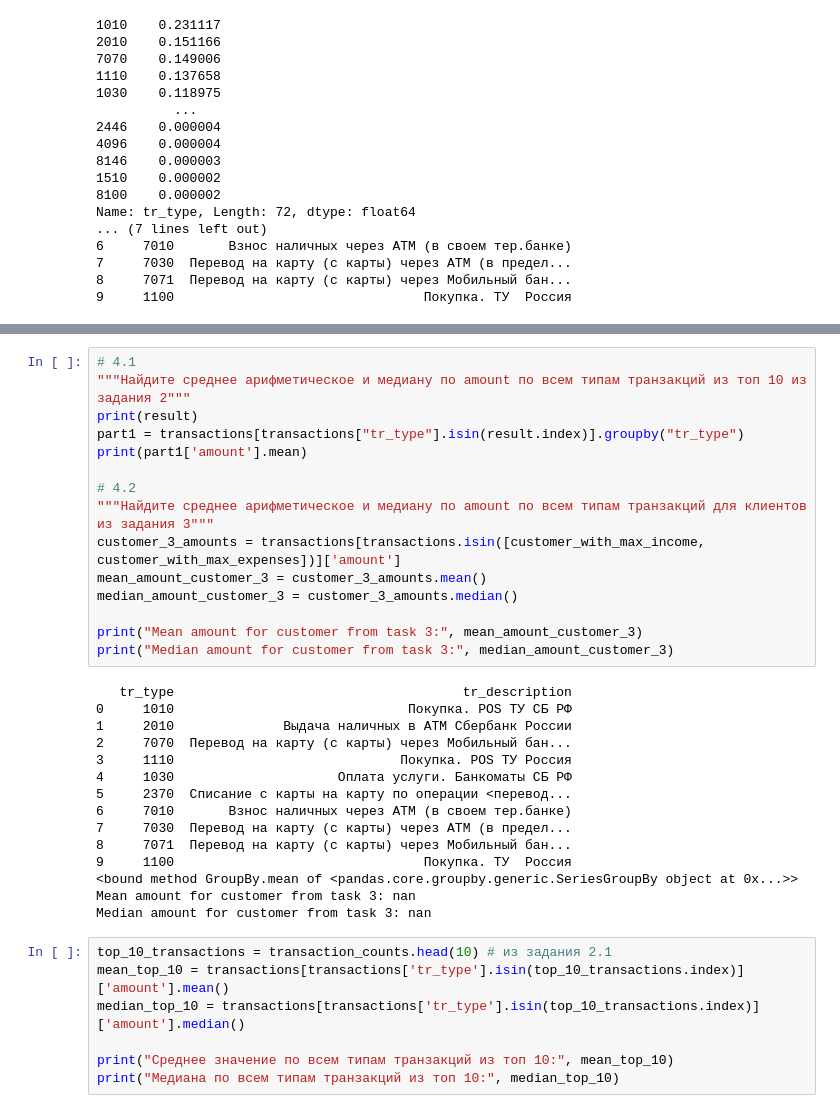
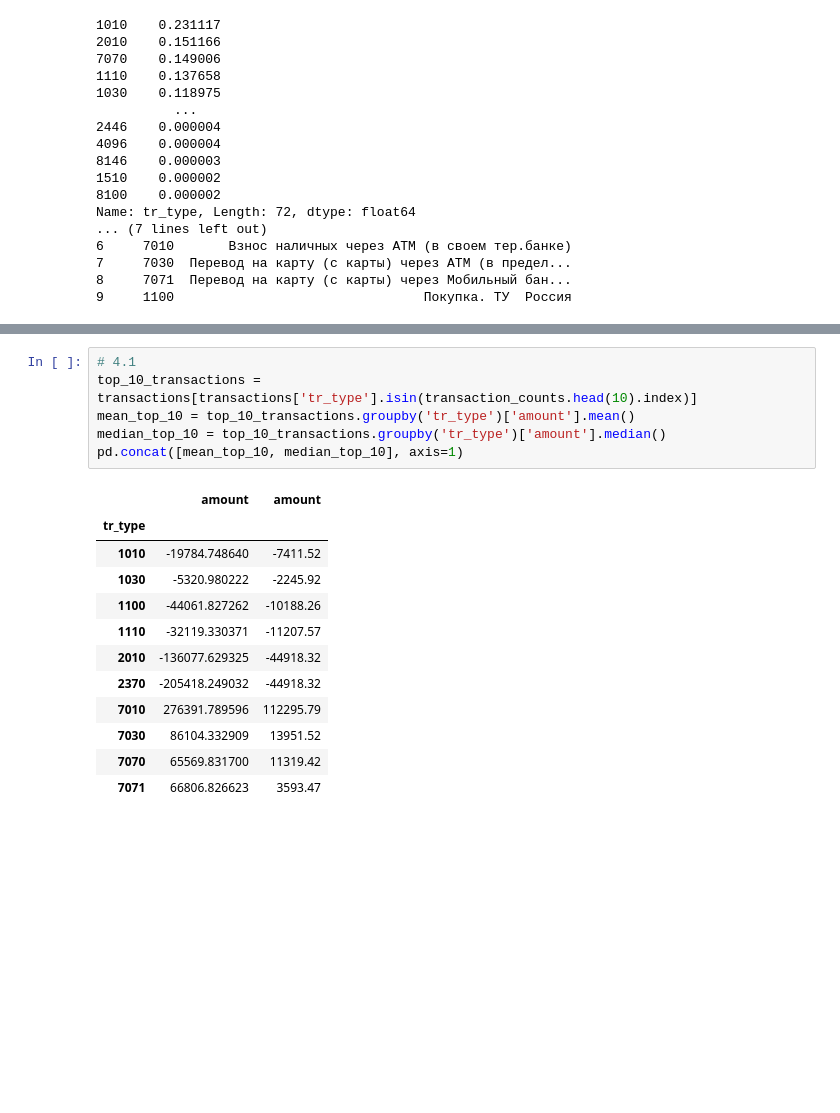
Before and after one commit to zdarovayrodi/is-ml-y25, a Jupyter notebook: lab2/lab2.ipynb, the cells around one changed output, grey strips where cells are left out. Drawn from its saved outputs; the diff is of its cells as text; blank space fills up the shorter version.

Commit message:
refactor: fix 3.3 & 4th tasks

```diff
--- a/lab2/lab2.ipynb
+++ b/lab2/lab2.ipynb
@@ -105,37 +107,19 @@ Difference: 2498067091.6
-# %%
-# 4.1
-"""Найдите среднее арифметическое и медиану по amount по всем типам транзакций из топ 10 из задания 2"""
-print(result)
-part1 = transactions[transactions["tr_type"].isin(result.index)].groupby("tr_type")
-print(part1['amount'].mean)
-
-# 4.2
-"""Найдите среднее арифметическое и медиану по amount по всем типам транзакций для клиентов из задания 3"""
-customer_3_amounts = transactions[transactions.isin([customer_with_max_income, customer_with_max_expenses])]['amount']
-mean_amount_customer_3 = customer_3_amounts.mean()
-median_amount_customer_3 = customer_3_amounts.median()
-
-print("Mean amount for customer from task 3:", mean_amount_customer_3)
-print("Median amount for customer from task 3:", median_amount_customer_3)
-# %% [output]
-   tr_type                                     tr_description
-0     1010                              Покупка. POS ТУ СБ РФ
-1     2010              Выдача наличных в АТМ Сбербанк России
-2     7070  Перевод на карту (с карты) через Мобильный бан...
-3     1110                             Покупка. POS ТУ Россия
-4     1030                     Оплата услуги. Банкоматы СБ РФ
-5     2370  Списание с карты на карту по операции <перевод...
-6     7010       Взнос наличных через АТМ (в своем тер.банке)
-7     7030  Перевод на карту (с карты) через АТМ (в предел...
-8     7071  Перевод на карту (с карты) через Мобильный бан...
-9     1100                                Покупка. ТУ  Россия
-<bound method GroupBy.mean of <pandas.core.groupby.generic.SeriesGroupBy object at 0x...>>
-Mean amount for customer from task 3: nan
-Median amount for customer from task 3: nan
-# %%
-top_10_transactions = transaction_counts.head(10) # из задания 2.1
-mean_top_10 = transactions[transactions['tr_type'].isin(top_10_transactions.index)]['amount'].mean()
-median_top_10 = transactions[transactions['tr_type'].isin(top_10_transactions.index)]['amount'].median()
-
-print("Среднее значение по всем типам транзакций из топ 10:", mean_top_10)
-print("Медиана по всем типам транзакций из топ 10:", median_top_10)
+# %%
+# 4.1
+top_10_transactions = transactions[transactions['tr_type'].isin(transaction_counts.head(10).index)]
+mean_top_10 = top_10_transactions.groupby('tr_type')['amount'].mean()
+median_top_10 = top_10_transactions.groupby('tr_type')['amount'].median()
+pd.concat([mean_top_10, median_top_10], axis=1)
+# %% [output]
+|  | amount | amount |
+| tr_type |  |  |
+| 1010 | -19784.748640 | -7411.52 |
+| 1030 | -5320.980222 | -2245.92 |
+| 1100 | -44061.827262 | -10188.26 |
+| 1110 | -32119.330371 | -11207.57 |
+| 2010 | -136077.629325 | -44918.32 |
+| 2370 | -205418.249032 | -44918.32 |
+| 7010 | 276391.789596 | 112295.79 |
+| 7030 | 86104.332909 | 13951.52 |
+| 7070 | 65569.831700 | 11319.42 |
+| 7071 | 66806.826623 | 3593.47 |
```
Also changed, not shown: parts of 16 cells of this notebook.
